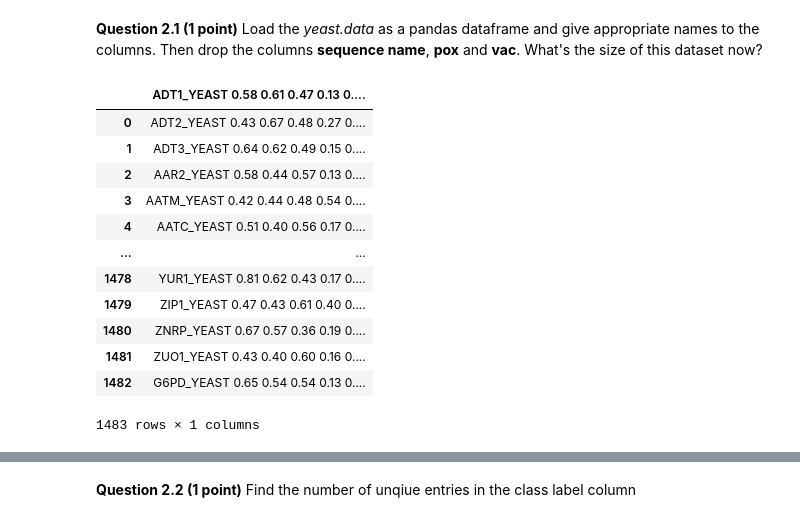
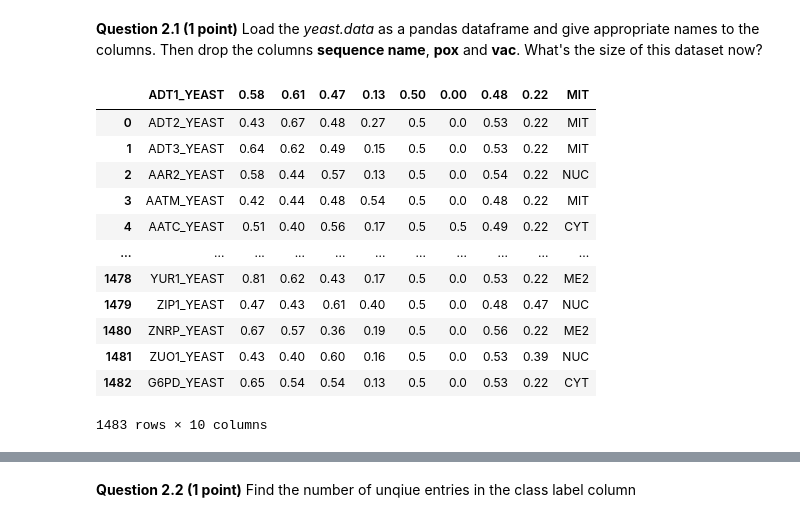
Before and after one commit to andhikaadiantoro/cmse202repos, a Jupyter notebook: hw-03/HW-03_GitML-Andhika_Adiantoro.ipynb, the cells around one changed output, grey strips where cells are left out. Drawn from its saved outputs; the diff is of its cells as text; code cells hidden in the pictures.

```diff
--- a/hw-03/HW-03_GitML-Andhika_Adiantoro.ipynb
+++ b/hw-03/HW-03_GitML-Andhika_Adiantoro.ipynb
@@ -58,19 +58,19 @@ In this homework we will be working with the yeast dataset and building logistic
 **Question 2.1 (1 point)** Load the *yeast.data* as a pandas dataframe and give appropriate names to the columns. Then drop the columns **sequence name**, **pox** and **vac**. What's the size of this dataset now?
 # %%
 ### Put your code here ###
-yeast = pd.read_csv("yeast.data")
+yeast = pd.read_csv("yeast.data",delim_whitespace=True)
 yeast
 # %% [output]
-|  | ADT1_YEAST 0.58 0.61 0.47 0.13 0.... |
-| 0 | ADT2_YEAST 0.43 0.67 0.48 0.27 0.... |
-| 1 | ADT3_YEAST 0.64 0.62 0.49 0.15 0.... |
-| 2 | AAR2_YEAST 0.58 0.44 0.57 0.13 0.... |
-| 3 | AATM_YEAST 0.42 0.44 0.48 0.54 0.... |
-| 4 | AATC_YEAST 0.51 0.40 0.56 0.17 0.... |
-| ... | ... |
-| 1478 | YUR1_YEAST 0.81 0.62 0.43 0.17 0.... |
-| 1479 | ZIP1_YEAST 0.47 0.43 0.61 0.40 0.... |
-| 1480 | ZNRP_YEAST 0.67 0.57 0.36 0.19 0.... |
-| 1481 | ZUO1_YEAST 0.43 0.40 0.60 0.16 0.... |
-| 1482 | G6PD_YEAST 0.65 0.54 0.54 0.13 0.... |
+|  | ADT1_YEAST | 0.58 | 0.61 | 0.47 | 0.13 | 0.50 | 0.00 | 0.48 | 0.22 | MIT |
+| 0 | ADT2_YEAST | 0.43 | 0.67 | 0.48 | 0.27 | 0.5 | 0.0 | 0.53 | 0.22 | MIT |
+| 1 | ADT3_YEAST | 0.64 | 0.62 | 0.49 | 0.15 | 0.5 | 0.0 | 0.53 | 0.22 | MIT |
+| 2 | AAR2_YEAST | 0.58 | 0.44 | 0.57 | 0.13 | 0.5 | 0.0 | 0.54 | 0.22 | NUC |
+| 3 | AATM_YEAST | 0.42 | 0.44 | 0.48 | 0.54 | 0.5 | 0.0 | 0.48 | 0.22 | MIT |
+| 4 | AATC_YEAST | 0.51 | 0.40 | 0.56 | 0.17 | 0.5 | 0.5 | 0.49 | 0.22 | CYT |
+| ... | ... | ... | ... | ... | ... | ... | ... | ... | ... | ... |
+| 1478 | YUR1_YEAST | 0.81 | 0.62 | 0.43 | 0.17 | 0.5 | 0.0 | 0.53 | 0.22 | ME2 |
+| 1479 | ZIP1_YEAST | 0.47 | 0.43 | 0.61 | 0.40 | 0.5 | 0.0 | 0.48 | 0.47 | NUC |
+| 1480 | ZNRP_YEAST | 0.67 | 0.57 | 0.36 | 0.19 | 0.5 | 0.0 | 0.56 | 0.22 | ME2 |
+| 1481 | ZUO1_YEAST | 0.43 | 0.40 | 0.60 | 0.16 | 0.5 | 0.0 | 0.53 | 0.39 | NUC |
+| 1482 | G6PD_YEAST | 0.65 | 0.54 | 0.54 | 0.13 | 0.5 | 0.0 | 0.53 | 0.22 | CYT |
-1483 rows × 1 columns
+1483 rows × 10 columns
```
Also changed, not shown: parts of 50 cells of this notebook.
